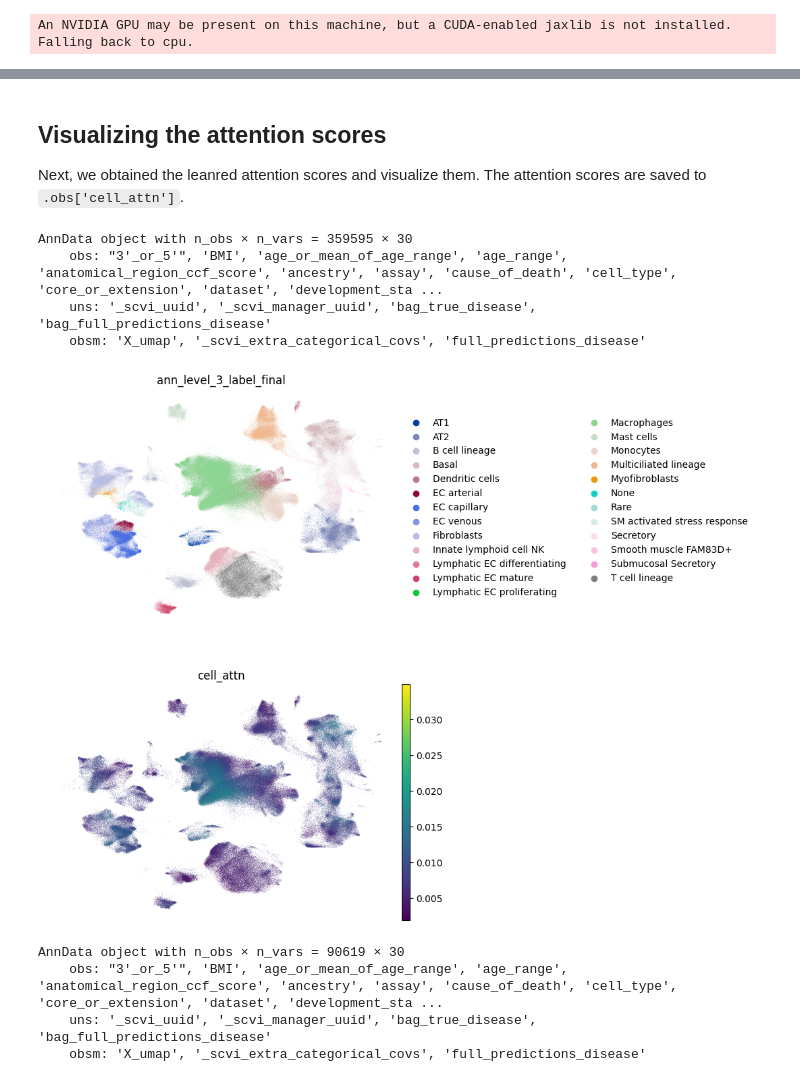
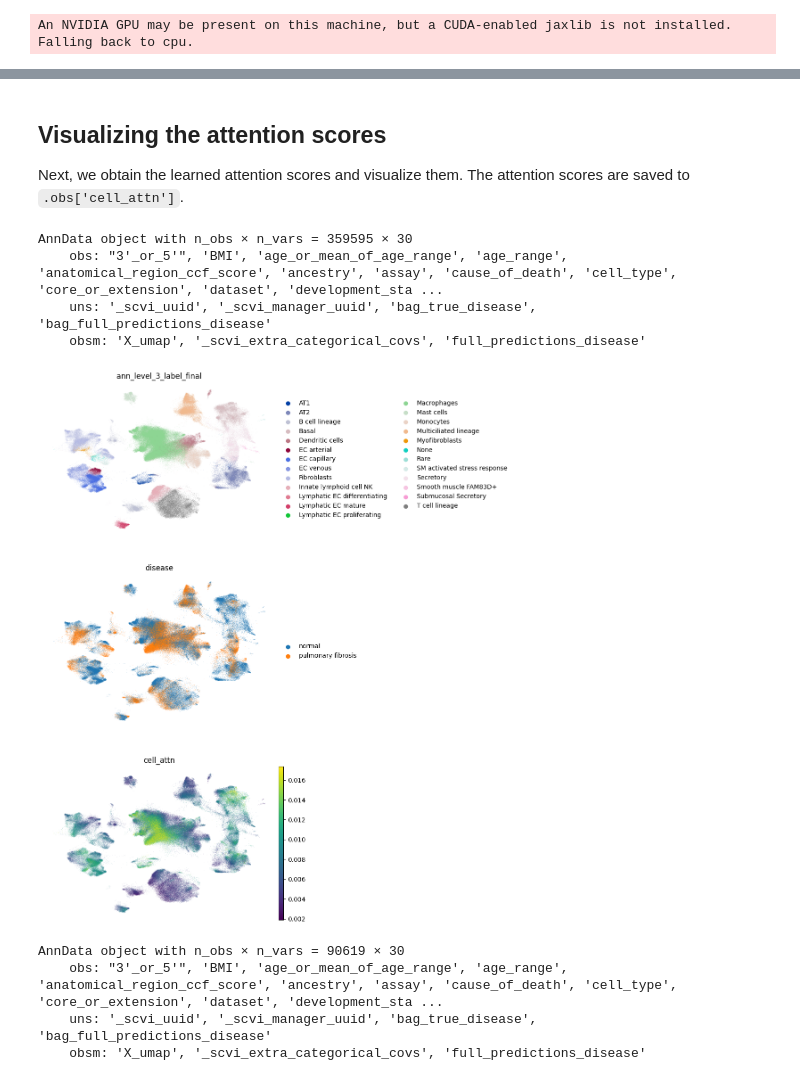
Before and after one commit to theislab/multimil, a Jupyter notebook: docs/notebooks/mil_classification.ipynb, the cells around one changed output, grey strips where cells are left out. Drawn from its saved outputs; the diff is of its cells as text; code cells hidden in the pictures.

```diff
--- a/docs/notebooks/mil_classification.ipynb
+++ b/docs/notebooks/mil_classification.ipynb
@@ -120,7 +128,7 @@ mil.plot_losses()
 # %% [markdown]
 ## Visualizing the attention scores
 
-Next, we obtained the leanred attention scores and visualize them. The attention scores are saved to `.obs['cell_attn']`.
+Next, we obtain the learned attention scores and visualize them. The attention scores are saved to `.obs['cell_attn']`.
 # %%
 mil.get_model_output()
 adata
@@ -130,9 +138,9 @@ AnnData object with n_obs × n_vars = 359595 × 30
     uns: '_scvi_uuid', '_scvi_manager_uuid', 'bag_true_disease', 'bag_full_predictions_disease'
     obsm: 'X_umap', '_scvi_extra_categorical_covs', 'full_predictions_disease'
 # %%
-sc.pl.umap(adata, color=["ann_level_3_label_final", "cell_attn"], ncols=1, frameon=False)
+sc.pl.umap(adata, color=["ann_level_3_label_final", "disease", "cell_attn"], ncols=1, frameon=False, vmax="p99")
 # %% [output]
-[figure, old version]
+[figure, new version]
 # %%
 new_model = mtm.model.MILClassifier.load_query_data(query, mil)
 # %%
```
Also changed, not shown: parts of 13 cells of this notebook, 3 other files.
